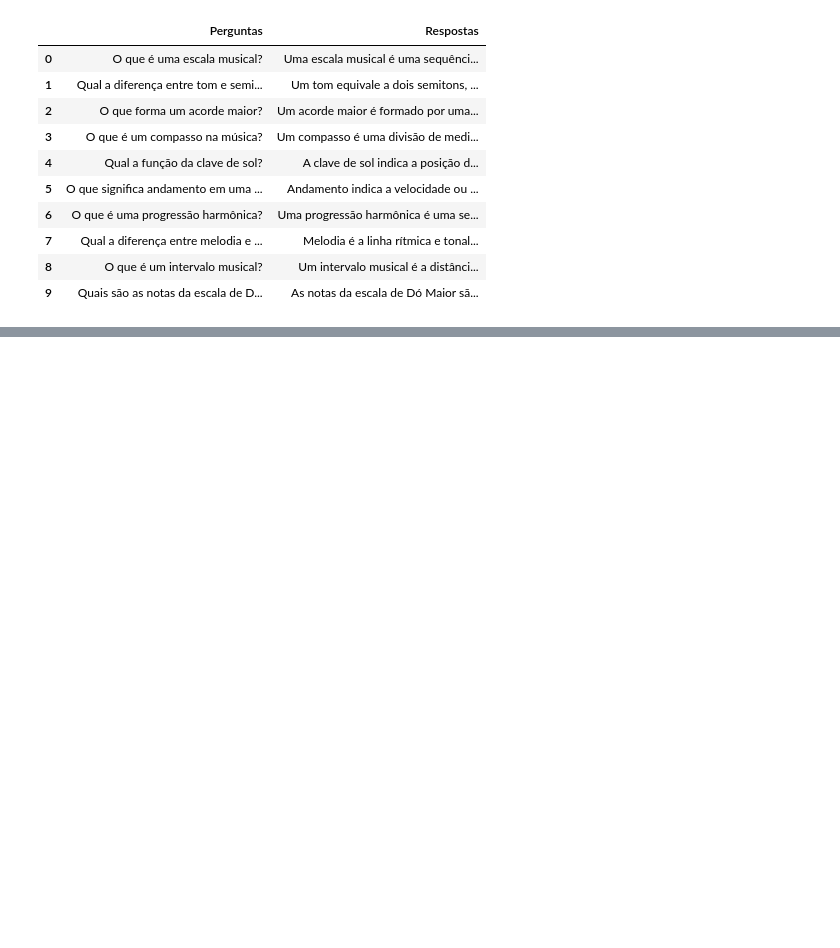
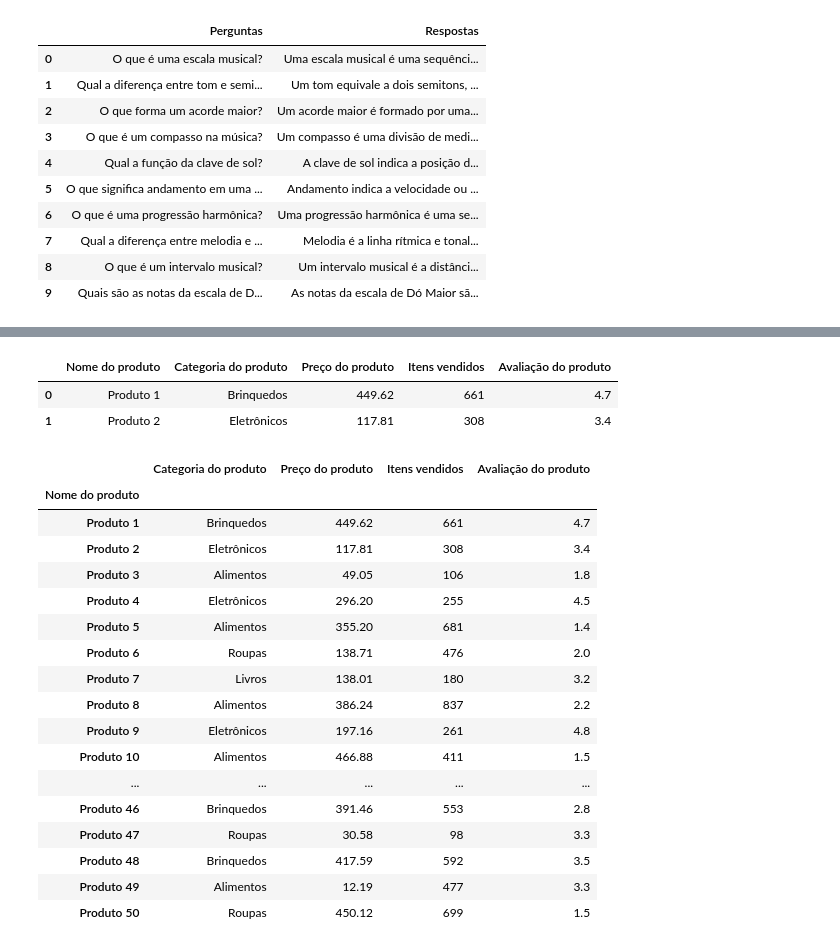
Before and after one commit to Neilton-Cunha/Exercicios-Alura, a Jupyter notebook: Pandas.ipynb, the cells around one changed output, grey strips where cells are left out. Cells and saved outputs as stored; diff of their text form; code cells hidden in the pictures; blank space fills up the shorter version.

```diff
--- a/Pandas.ipynb
+++ b/Pandas.ipynb
@@ -126,0 +129,22 @@ df
+# %%
+import pandas as pd
+import numpy as np
+
+# Definindo os dados para as colunas
+nomes_produtos = [f"Produto {i+1}" for i in range(50)]
+categorias_produtos = np.random.choice(["Eletrônicos", "Livros", "Roupas", "Alimentos", "Brinquedos"], 50)
+precos_produtos = np.random.uniform(10.0, 500.0, 50).round(2)
+itens_vendidos = np.random.randint(1, 1000, 50)
+avaliacoes_produtos = np.random.uniform(1.0, 5.0, 50).round(1)
+
+# Criando o DataFrame
+df_produtos = pd.DataFrame({
+    "Nome do produto": nomes_produtos,
+    "Categoria do produto": categorias_produtos,
+    "Preço do produto": precos_produtos,
+    "Itens vendidos": itens_vendidos,
+    "Avaliação do produto": avaliacoes_produtos
+})
+
+# Exibindo as primeiras linhas do DataFrame
+df_produtos.head()
@@ -126,0 +249,30 @@ df
+# %%
+df_produtos.iloc[0:2]
+#pode ser usado pra buscar mais de um indice
+# %% [output]
+|  | Nome do produto | Categoria do produto | Preço do produto | Itens vendidos | Avaliação do produto |
+| 0 | Produto 1 | Brinquedos | 449.62 | 661 | 4.7 |
+| 1 | Produto 2 | Eletrônicos | 117.81 | 308 | 3.4 |
+# %%
+df_produtos_com_indice = df_produtos.set_index("Nome do produto")
+df_produtos_com_indice
+# o nome do produto passa a ser indice
+# %% [output]
+|  | Categoria do produto | Preço do produto | Itens vendidos | Avaliação do produto |
+| Nome do produto |  |  |  |  |
+| Produto 1 | Brinquedos | 449.62 | 661 | 4.7 |
+| Produto 2 | Eletrônicos | 117.81 | 308 | 3.4 |
+| Produto 3 | Alimentos | 49.05 | 106 | 1.8 |
+| Produto 4 | Eletrônicos | 296.20 | 255 | 4.5 |
+| Produto 5 | Alimentos | 355.20 | 681 | 1.4 |
+| Produto 6 | Roupas | 138.71 | 476 | 2.0 |
+| Produto 7 | Livros | 138.01 | 180 | 3.2 |
+| Produto 8 | Alimentos | 386.24 | 837 | 2.2 |
+| Produto 9 | Eletrônicos | 197.16 | 261 | 4.8 |
+| Produto 10 | Alimentos | 466.88 | 411 | 1.5 |
+| ... | ... | ... | ... | ... |
+| Produto 46 | Brinquedos | 391.46 | 553 | 2.8 |
+| Produto 47 | Roupas | 30.58 | 98 | 3.3 |
+| Produto 48 | Brinquedos | 417.59 | 592 | 3.5 |
+| Produto 49 | Alimentos | 12.19 | 477 | 3.3 |
+| Produto 50 | Roupas | 450.12 | 699 | 1.5 |
```
Also changed, not shown: parts of 48 cells of this notebook.
